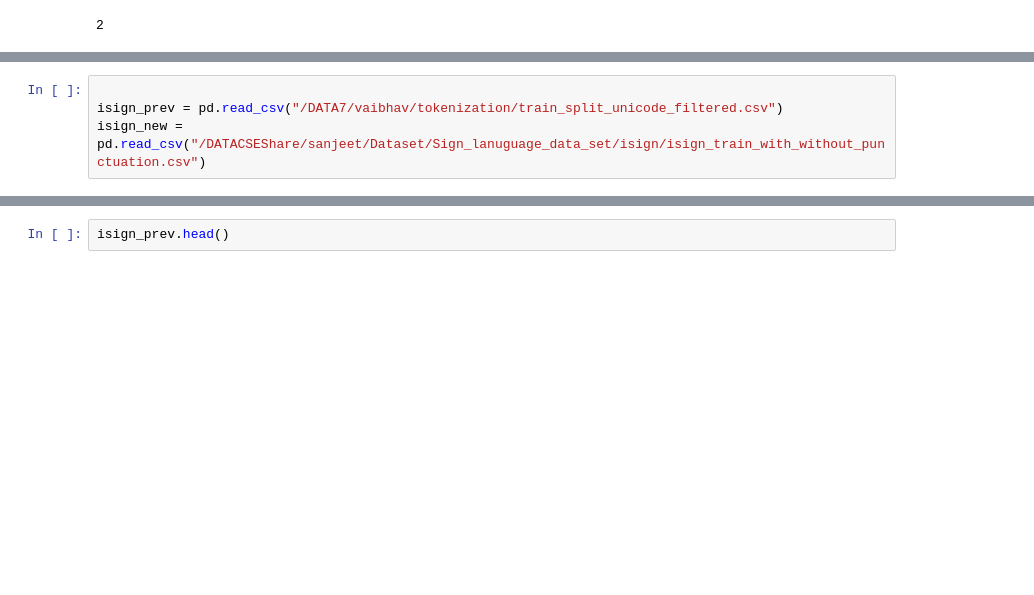
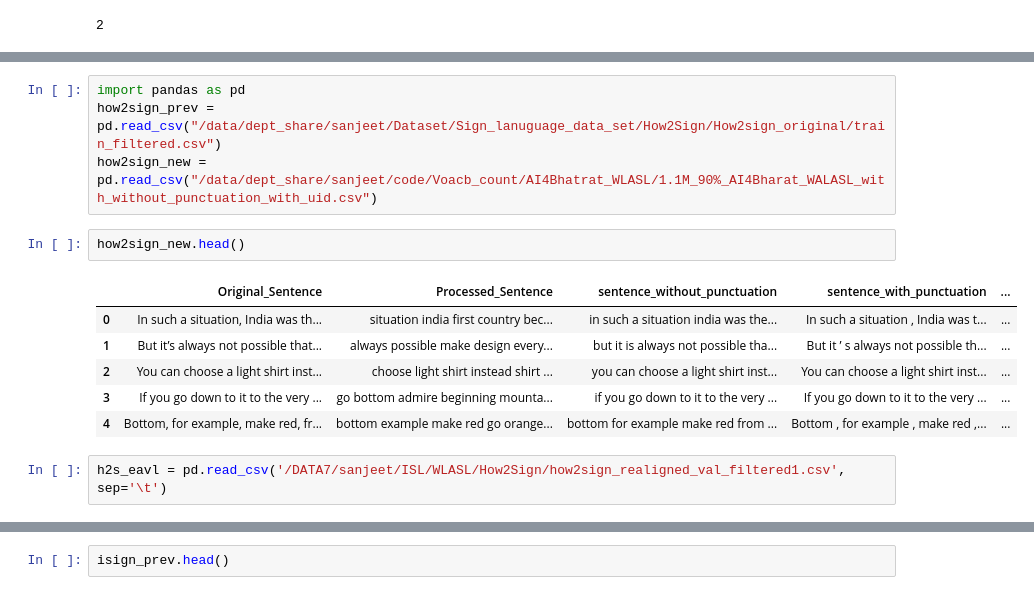
Before and after one commit to Vaibhavmulti/PretrainingISL, a Jupyter notebook: helpers/train_split.ipynb, the cells around one changed output, grey strips where cells are left out. Saved outputs shown, nothing was run; the diff lists cells and outputs as text; blank space fills up the shorter version.

```diff
--- a/helpers/train_split.ipynb
+++ b/helpers/train_split.ipynb
@@ -184,7 +219,18 @@ Index(['Original_Sentence', 'Processed_Sentence',
        'sentence_without_punctuation_numbers_to_words', 'sentence_id',
        'tokenized_sentences', 'uids'],
       dtype='object')
-# %%
-
-isign_prev = pd.read_csv("/DATA7/vaibhav/tokenization/train_split_unicode_filtered.csv")
-isign_new = pd.read_csv("/DATACSEShare/sanjeet/Dataset/Sign_lanuguage_data_set/isign/isign_train_with_without_punctuation.csv")
+# %%
+import pandas as pd
+how2sign_prev = pd.read_csv("/data/dept_share/sanjeet/Dataset/Sign_lanuguage_data_set/How2Sign/How2sign_original/train_filtered.csv")
+how2sign_new = pd.read_csv("/data/dept_share/sanjeet/code/Voacb_count/AI4Bhatrat_WLASL/1.1M_90%_AI4Bharat_WALASL_with_without_punctuation_with_uid.csv")
+# %%
+how2sign_new.head()
+# %% [output]
+|  | Original_Sentence | Processed_Sentence | sentence_without_punctuation | sentence_with_punctuation | ... |
+| 0 | In such a situation, India was th... | situation india first country bec... | in such a situation india was the... | In such a situation , India was t... | ... |
+| 1 | But it’s always not possible that... | always possible make design every... | but it is always not possible tha... | But it ’ s always not possible th... | ... |
+| 2 | You can choose a light shirt inst... | choose light shirt instead shirt ... | you can choose a light shirt inst... | You can choose a light shirt inst... | ... |
+| 3 | If you go down to it to the very ... | go bottom admire beginning mounta... | if you go down to it to the very ... | If you go down to it to the very ... | ... |
+| 4 | Bottom, for example, make red, fr... | bottom example make red go orange... | bottom for example make red from ... | Bottom , for example , make red ,... | ... |
+# %%
+h2s_eavl = pd.read_csv('/DATA7/sanjeet/ISL/WLASL/How2Sign/how2sign_realigned_val_filtered1.csv', sep='\t')
```
Also changed, not shown: parts of 12 cells of this notebook, 20 other files.
